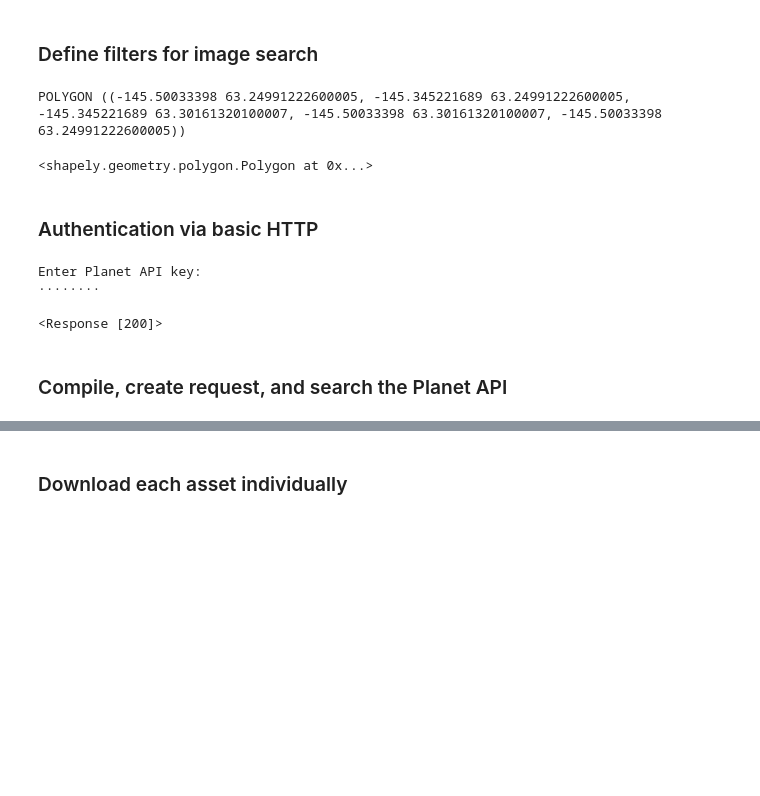
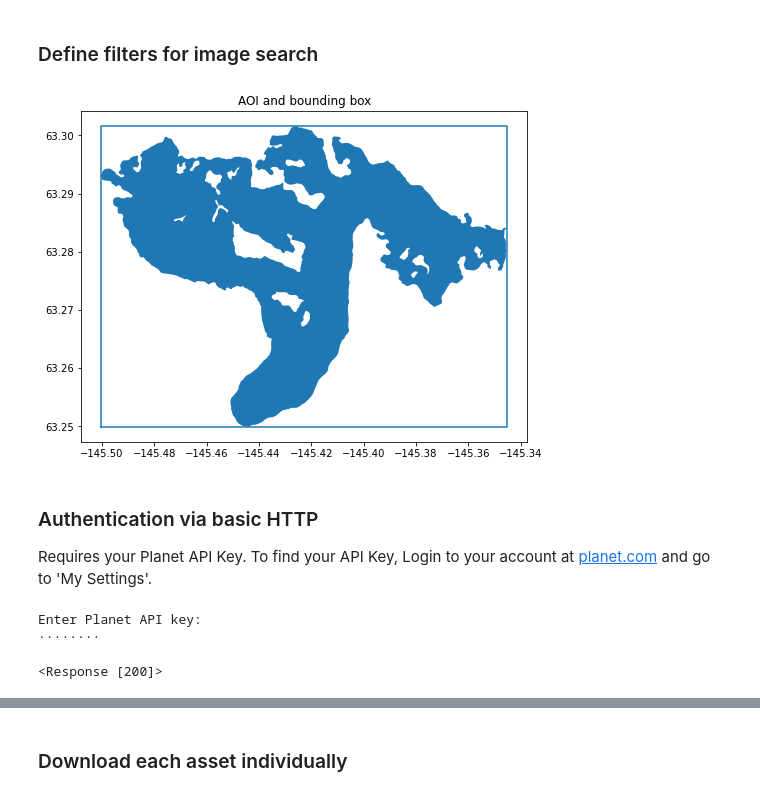
Before and after one commit to RaineyAbe/glacier-snow-cover-mapping, a Jupyter notebook: notebooks/planetAPI_image_download.ipynb, the cells around one changed output, grey strips where cells are left out. Cells and saved outputs as stored; diff of their text form; code cells hidden in the pictures; blank space fills up the shorter version.

```diff
--- a/notebooks/planetAPI_image_download.ipynb
+++ b/notebooks/planetAPI_image_download.ipynb
@@ -90,8 +86,7 @@ i = AOI_fn.index('.shp')
 # Convert AOI to geoJSON format and adjust polygon to a rectangular shape
 # Planet only excepts a bounding BOX as a spatial filter,
 # so we need to convert our AOI to a box (if it is not already).
-AOI_box = {u'geometry':
-           {u'type': u'Polygon',
+AOI_box = {u'type': u'Polygon',
             u'coordinates': [[
                [AOI.bounds.minx[0],AOI.bounds.miny[0]],
                [AOI.bounds.maxx[0],AOI.bounds.miny[0]],
@@ -99,15 +94,28 @@ AOI_box = {u'geometry':
                [AOI.bounds.minx[0],AOI.bounds.maxy[0]],
                [AOI.bounds.minx[0],AOI.bounds.miny[0]]
             ]]
-           }
           }
-
-# Convert geojson to a rasterio Shape
-AOI_shape = sgeom.shape(AOI_box['geometry'])
-print(AOI_shape)
-AOI_shape
+AOI_box_UTM = {u'type': u'Polygon',
+            u'coordinates': [[
+               [AOI_UTM.bounds.minx[0],AOI_UTM.bounds.miny[0]],
+               [AOI_UTM.bounds.maxx[0],AOI_UTM.bounds.miny[0]],
+               [AOI_UTM.bounds.maxx[0],AOI_UTM.bounds.maxy[0]],
+               [AOI_UTM.bounds.minx[0],AOI_UTM.bounds.maxy[0]],
+               [AOI_UTM.bounds.minx[0],AOI_UTM.bounds.miny[0]]
+            ]]
+          }
-# %% [output]
-POLYGON ((-145.50033398 63.24991222600005, -145.345221689 63.24991222600005, -145.345221689 63.30161320100007, -145.50033398 63.30161320100007, -145.50033398 63.24991222600005))
-<shapely.geometry.polygon.Polygon at 0x...>
+# %%
+# Convert AOI geojson to a rasterio Shape for Quick Search function
+AOI_box_shape = sgeom.shape(AOI_box)
+AOI_box_UTM_shape = sgeom.shape(AOI_box_UTM)
+
+# plot
+fig, ax1 = plt.subplots(1, 1, figsize=(8,8))
+AOI.plot(ax=ax1) # AOI
+ax1.plot(*AOI_box_shape.exterior.xy) # AOI box
+ax1.set_title('AOI and bounding box')
+plt.show()
+# %% [output]
+[figure, added]
 # %%
 # ----------Date Range----------
@@ -141,8 +149,10 @@ clip_AOI = True
 # ----------Harmonization----------
 # option to harmonize PlanetScope imagery to Sentinel-2
 harmonize = False # = True to harmonize
-# %% [markdown]
-### Authentication via basic HTTP
+# %% [markdown]
+### Authentication via basic HTTP
+
+Requires your Planet API Key. To find your API Key, Login to your account at [planet.com](https://www.planet.com/) and go to 'My Settings'.
 # %%
 # set API key as environment variable
 print('Enter Planet API key:')
@@ -163,5 +173,3 @@ response
 Enter Planet API key:
 ········
 <Response [200]>
-# %% [markdown]
-### Compile, create request, and search the Planet API
```
Also changed, not shown: parts of 18 cells of this notebook, 1 other file.
